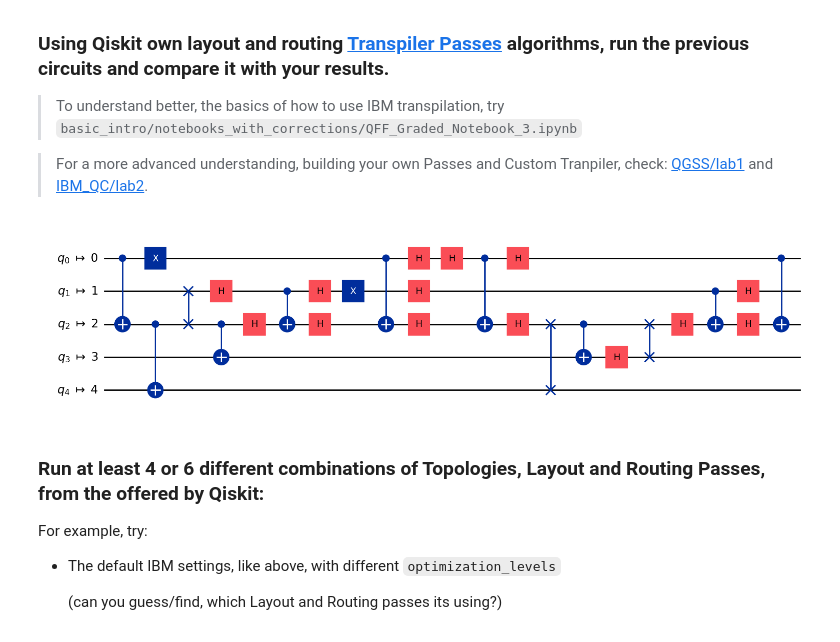
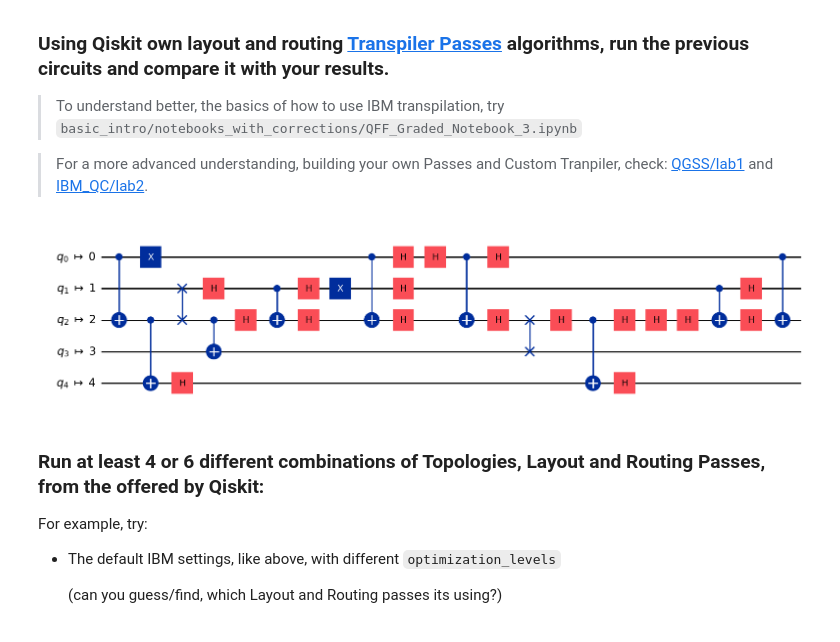
Before and after one commit to quantummasterbarcelonacode/qiskit-fall-fest-2025, a Jupyter notebook: notebooks/challenges/Qubit_Routing_problem/Advanced.ipynb, the cells around one changed output. Drawn from its saved outputs; the diff is of its cells as text; code cells hidden in the pictures.

Commit message:
remove outputs and simulator from preset pass manager

```diff
--- a/notebooks/challenges/Qubit_Routing_problem/Advanced.ipynb
+++ b/notebooks/challenges/Qubit_Routing_problem/Advanced.ipynb
@@ -286,17 +272,15 @@ linear_coupling_map = [...]  # Define the linear coupling map
 # %%
 from qiskit.transpiler.preset_passmanagers import generate_preset_pass_manager
 from qiskit_aer import AerSimulator
 
 simulator = AerSimulator()
 
-star_transpiler_lv0 = generate_preset_pass_manager(
-    backend=simulator, coupling_map=star_coupling_map, optimization_level=0, seed_transpiler=1234
-)
+star_transpiler_lv0 = generate_preset_pass_manager(coupling_map=star_coupling_map, optimization_level=0, seed_transpiler=1234)
 
 transpiled_c_lv1 = star_transpiler_lv0.run(c)
 transpiled_c_lv1.draw(output="mpl")
 # %% [output]
-[figure, old version]
+[figure, new version]
 # %% [markdown]
 ### Run at least 4 or 6 different combinations of Topologies, Layout and Routing Passes, from the offered by Qiskit:
 
```
Also changed, not shown: parts of 8 cells of this notebook, 1 other file.
